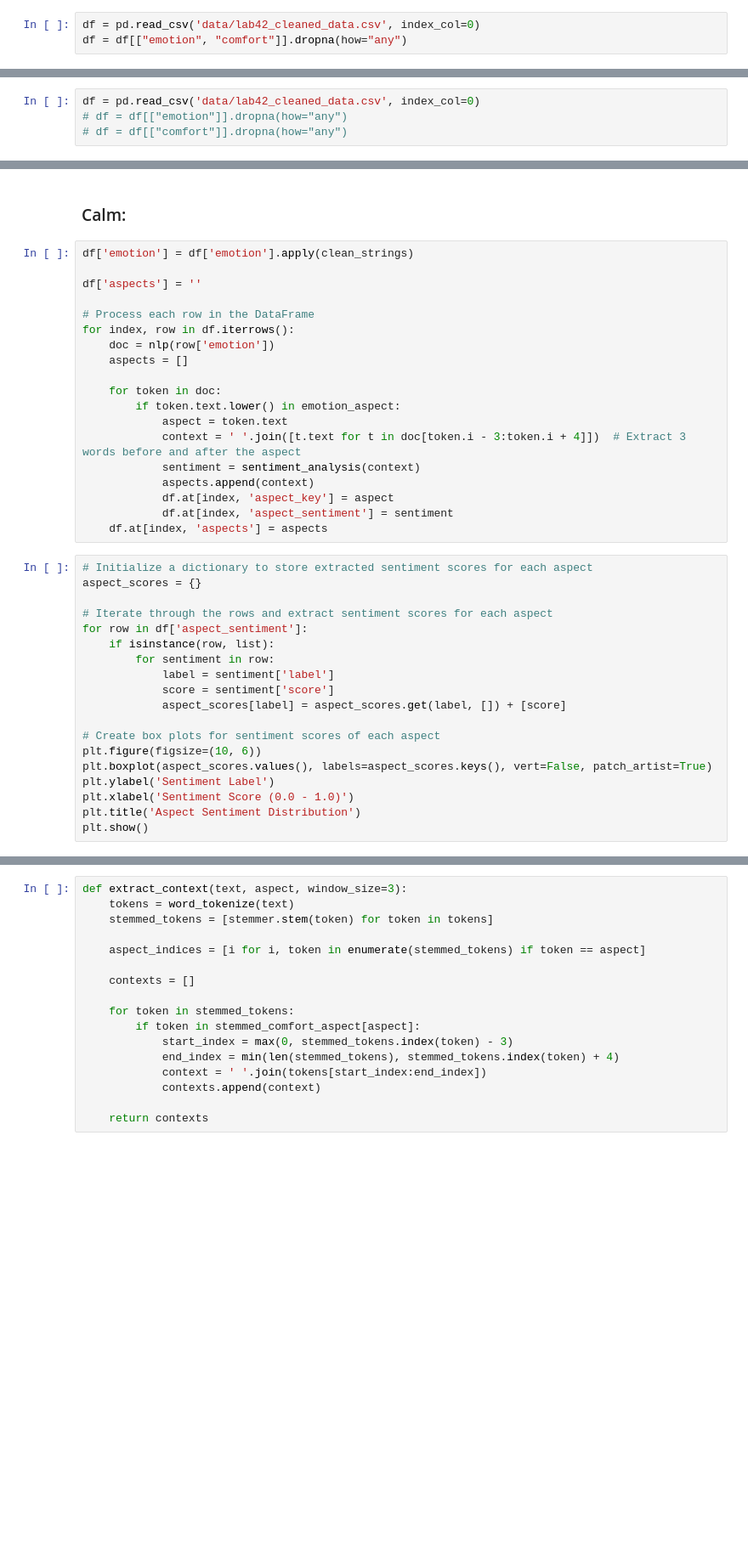
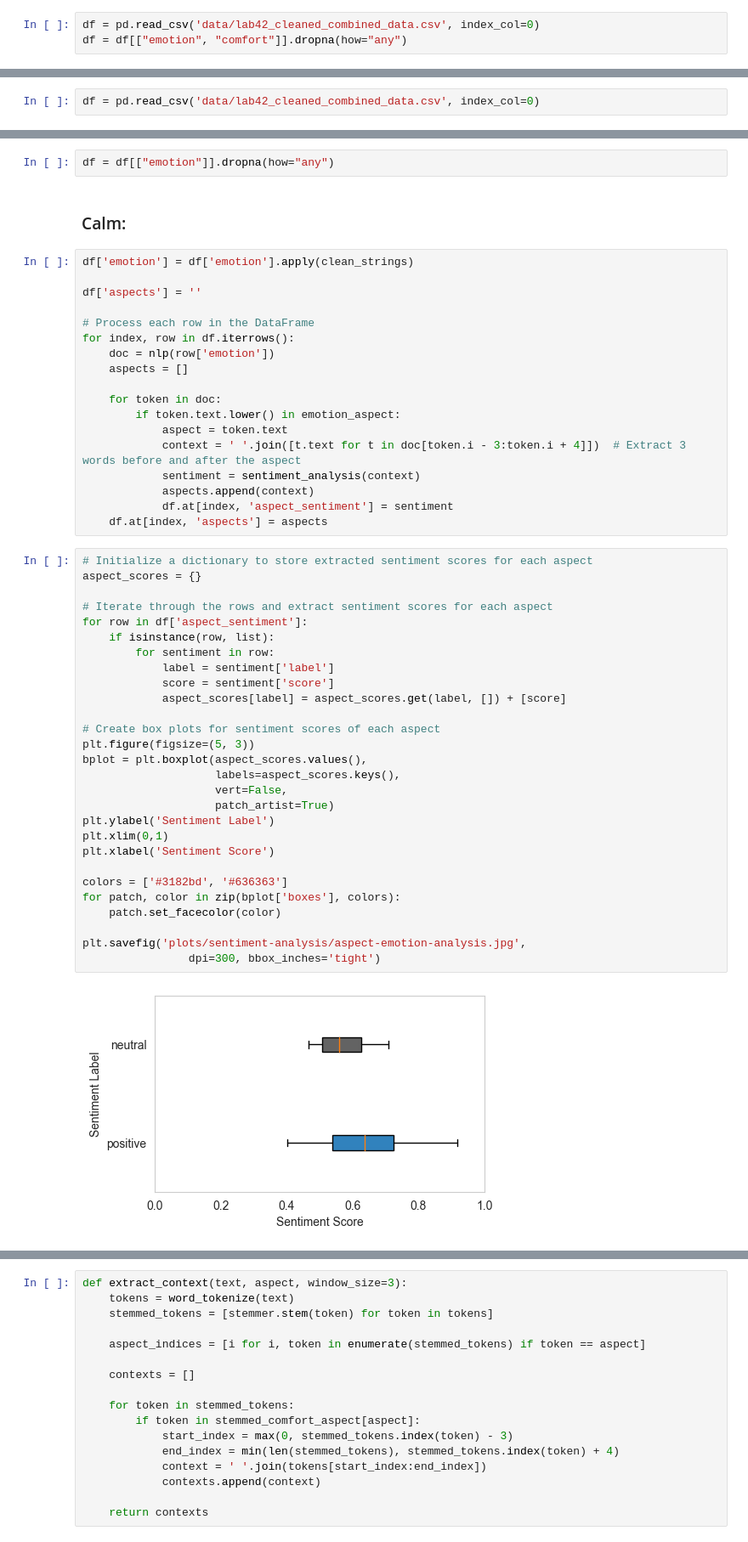
Before and after one commit to shrutirao94/language-comfort-emotions, a Jupyter notebook: sentiment-analysis.ipynb, the cells around one changed output, grey strips where cells are left out. Shown at 85% size. Saved outputs shown, nothing was run; the diff lists cells and outputs as text; blank space fills up the shorter version.

```diff
--- a/sentiment-analysis.ipynb
+++ b/sentiment-analysis.ipynb
@@ -122,7 +146,7 @@ plot_sentiment_analysis(comfort_sl42, 'comfort')
 # Comparing Emotion and Comfort Sentiments
 How do positive emotion labels impact comfort? What about negative emo labels? Is there any relationship between the two?
 # %%
-df = pd.read_csv('data/lab42_cleaned_data.csv', index_col=0)
+df = pd.read_csv('data/lab42_cleaned_combined_data.csv', index_col=0)
 df = df[["emotion", "comfort"]].dropna(how="any")
 # %%
 def sentiment_analysis(sentence):
@@ -390,6 +420,4 @@ sns.catplot(x='emo_label', y='dominant_emo_val', hue="space-type",
 
 maybe train your own model: https://github.com/shwe24/Aspect-Based-Sentiment-Classification/blob/main/Aspect_Extraction.ipynb
 # %%
-df = pd.read_csv('data/lab42_cleaned_data.csv', index_col=0)
-# df = df[["emotion"]].dropna(how="any")
-# df = df[["comfort"]].dropna(how="any")
+df = pd.read_csv('data/lab42_cleaned_combined_data.csv', index_col=0)
@@ -443,3 +479,5 @@ def clean_strings(str):
+# %%
+df = df[["emotion"]].dropna(how="any")
 # %% [markdown]
 ### Calm:
 # %%
@@ -458,26 +496,36 @@ for index, row in df.iterrows():
             context = ' '.join([t.text for t in doc[token.i - 3:token.i + 4]])  # Extract 3 words before and after the aspect
             sentiment = sentiment_analysis(context)
             aspects.append(context)
-            df.at[index, 'aspect_key'] = aspect
             df.at[index, 'aspect_sentiment'] = sentiment
     df.at[index, 'aspects'] = aspects
 # %%
 # Initialize a dictionary to store extracted sentiment scores for each aspect
 aspect_scores = {}
 
 # Iterate through the rows and extract sentiment scores for each aspect
 for row in df['aspect_sentiment']:
     if isinstance(row, list):
         for sentiment in row:
             label = sentiment['label']
             score = sentiment['score']
             aspect_scores[label] = aspect_scores.get(label, []) + [score]
 
 # Create box plots for sentiment scores of each aspect
-plt.figure(figsize=(10, 6))
-plt.boxplot(aspect_scores.values(), labels=aspect_scores.keys(), vert=False, patch_artist=True)
+plt.figure(figsize=(5, 3))
+bplot = plt.boxplot(aspect_scores.values(),
+                    labels=aspect_scores.keys(),
+                    vert=False,
+                    patch_artist=True)
 plt.ylabel('Sentiment Label')
-plt.xlabel('Sentiment Score (0.0 - 1.0)')
-plt.title('Aspect Sentiment Distribution')
-plt.show()
+plt.xlim(0,1)
+plt.xlabel('Sentiment Score')
+
+colors = ['#3182bd', '#636363']
+for patch, color in zip(bplot['boxes'], colors):
+    patch.set_facecolor(color)
+
+plt.savefig('plots/sentiment-analysis/aspect-emotion-analysis.jpg',
+                dpi=300, bbox_inches='tight')
+# %% [output]
+[figure, added]
 # %%
```
Also changed, not shown: parts of 49 cells of this notebook, 2 other files.
